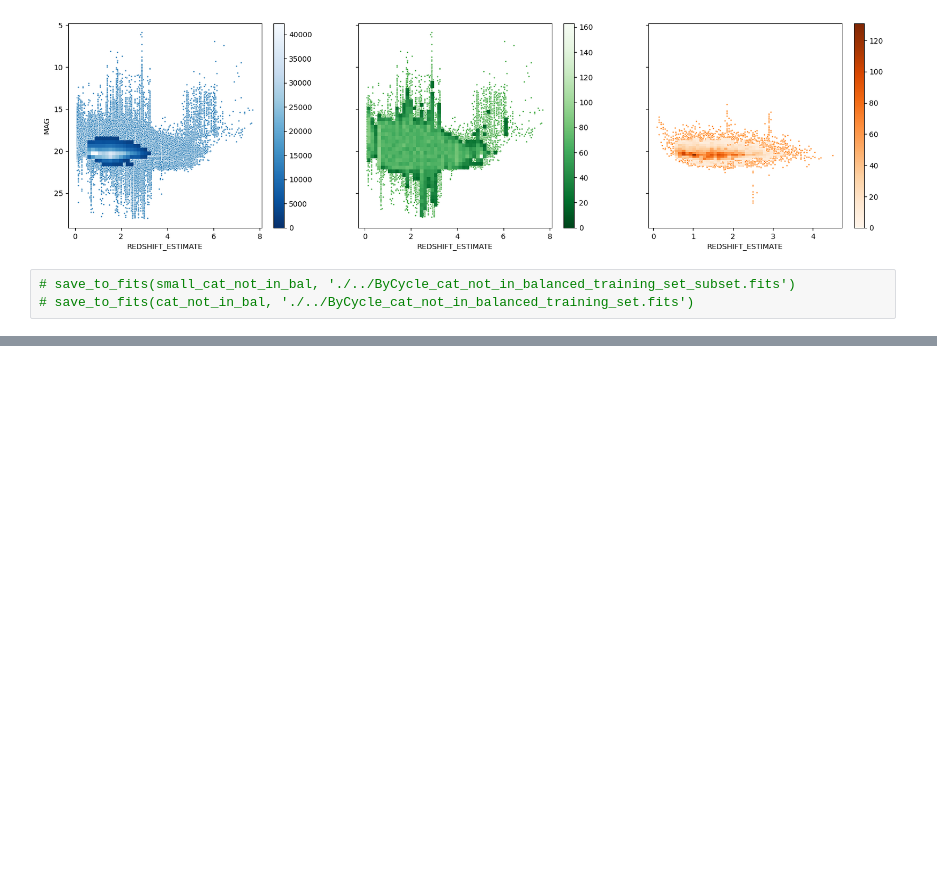
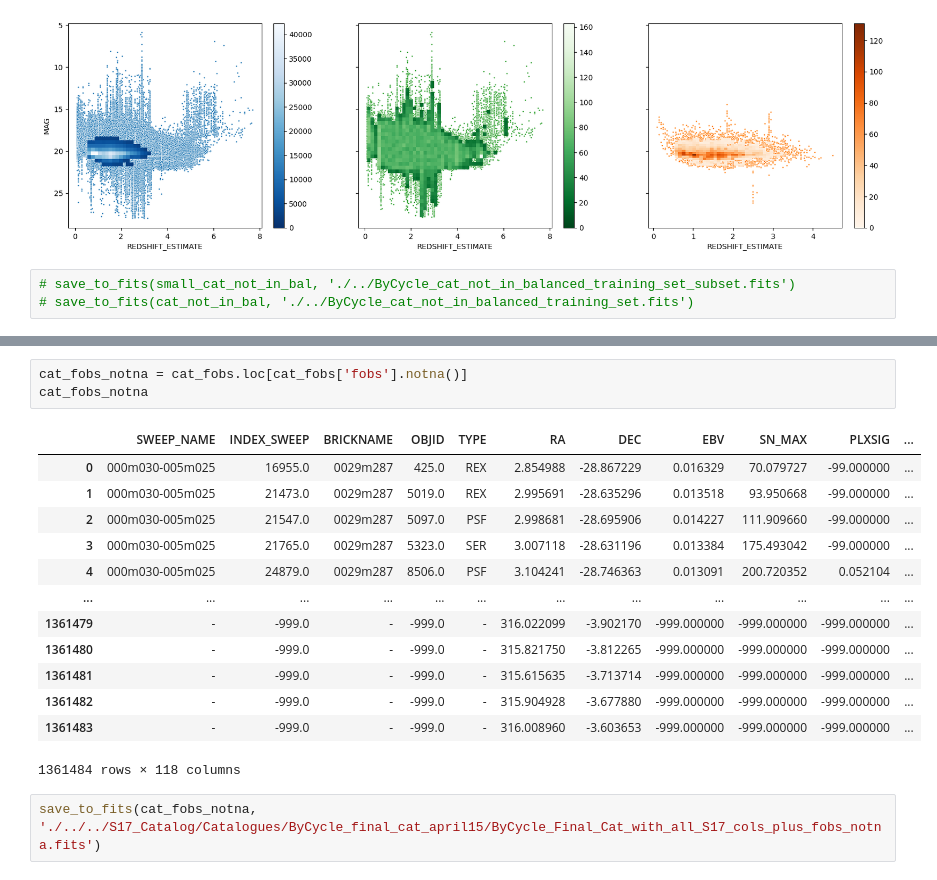
Before and after one commit to NicoGalvarino/simpaqs, a Jupyter notebook: prep_cat_for_SIMPAQS.ipynb, the cells around one changed output, grey strips where cells are left out. Drawn from its saved outputs; the diff is of its cells as text; blank space fills up the shorter version.

```diff
--- a/prep_cat_for_SIMPAQS.ipynb
+++ b/prep_cat_for_SIMPAQS.ipynb
@@ -518,0 +555,19 @@ plt.show()
+# %%
+cat_fobs_notna = cat_fobs.loc[cat_fobs['fobs'].notna()]
+cat_fobs_notna
+# %% [output]
+|  | SWEEP_NAME | INDEX_SWEEP | BRICKNAME | OBJID | TYPE | RA | DEC | EBV | SN_MAX | PLXSIG | ... |
+| 0 | 000m030-005m025 | 16955.0 | 0029m287 | 425.0 | REX | 2.854988 | -28.867229 | 0.016329 | 70.079727 | -99.000000 | ... |
+| 1 | 000m030-005m025 | 21473.0 | 0029m287 | 5019.0 | REX | 2.995691 | -28.635296 | 0.013518 | 93.950668 | -99.000000 | ... |
+| 2 | 000m030-005m025 | 21547.0 | 0029m287 | 5097.0 | PSF | 2.998681 | -28.695906 | 0.014227 | 111.909660 | -99.000000 | ... |
+| 3 | 000m030-005m025 | 21765.0 | 0029m287 | 5323.0 | SER | 3.007118 | -28.631196 | 0.013384 | 175.493042 | -99.000000 | ... |
+| 4 | 000m030-005m025 | 24879.0 | 0029m287 | 8506.0 | PSF | 3.104241 | -28.746363 | 0.013091 | 200.720352 | 0.052104 | ... |
+| ... | ... | ... | ... | ... | ... | ... | ... | ... | ... | ... | ... |
+| 1361479 | - | -999.0 | - | -999.0 | - | 316.022099 | -3.902170 | -999.000000 | -999.000000 | -999.000000 | ... |
+| 1361480 | - | -999.0 | - | -999.0 | - | 315.821750 | -3.812265 | -999.000000 | -999.000000 | -999.000000 | ... |
+| 1361481 | - | -999.0 | - | -999.0 | - | 315.615635 | -3.713714 | -999.000000 | -999.000000 | -999.000000 | ... |
+| 1361482 | - | -999.0 | - | -999.0 | - | 315.904928 | -3.677880 | -999.000000 | -999.000000 | -999.000000 | ... |
+| 1361483 | - | -999.0 | - | -999.0 | - | 316.008960 | -3.603653 | -999.000000 | -999.000000 | -999.000000 | ... |
+1361484 rows × 118 columns
+# %%
+save_to_fits(cat_fobs_notna, './../../S17_Catalog/Catalogues/ByCycle_final_cat_april15/ByCycle_Final_Cat_with_all_S17_cols_plus_fobs_notna.fits')
```
Also changed, not shown: parts of 10 cells of this notebook, 2 other files.
